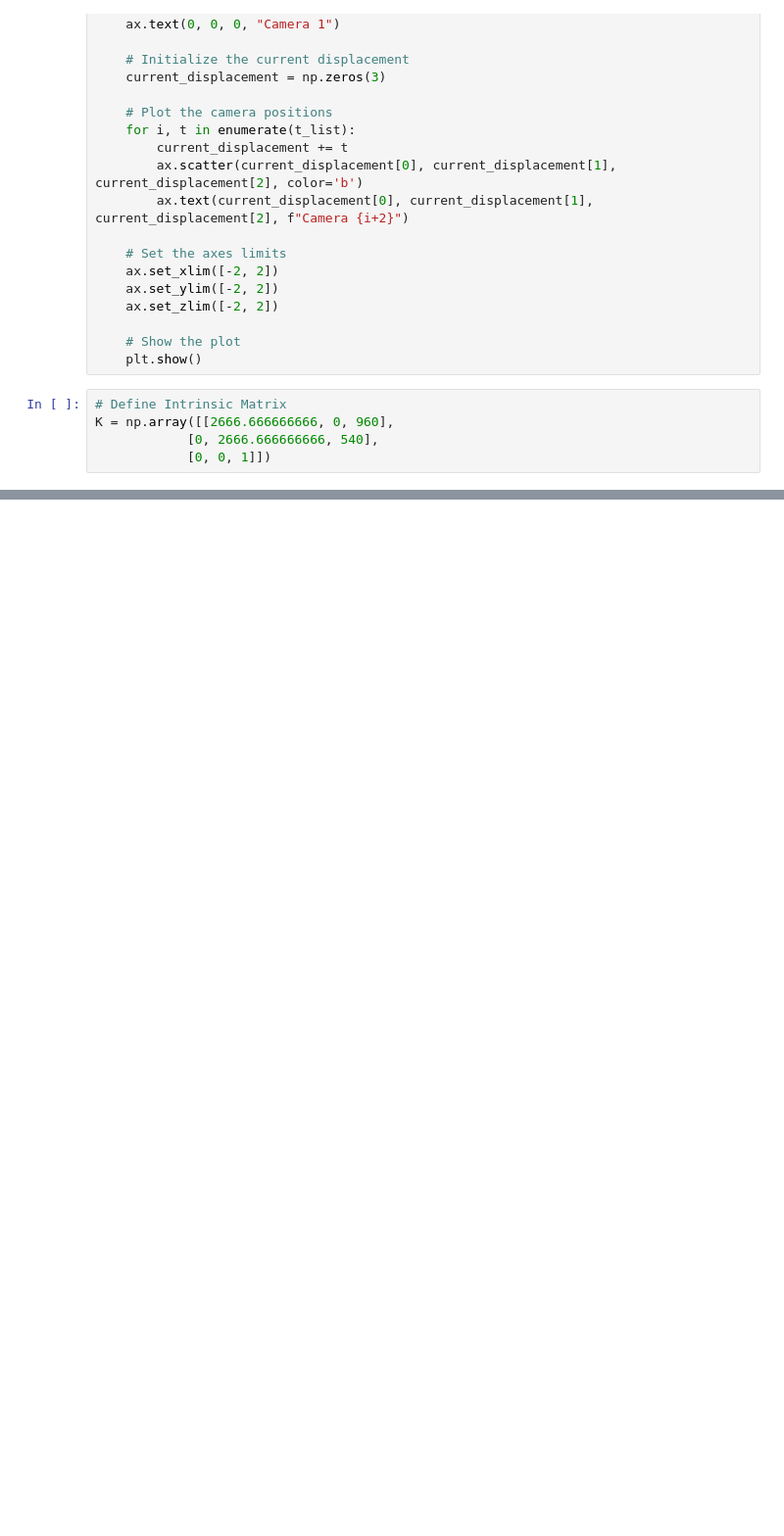
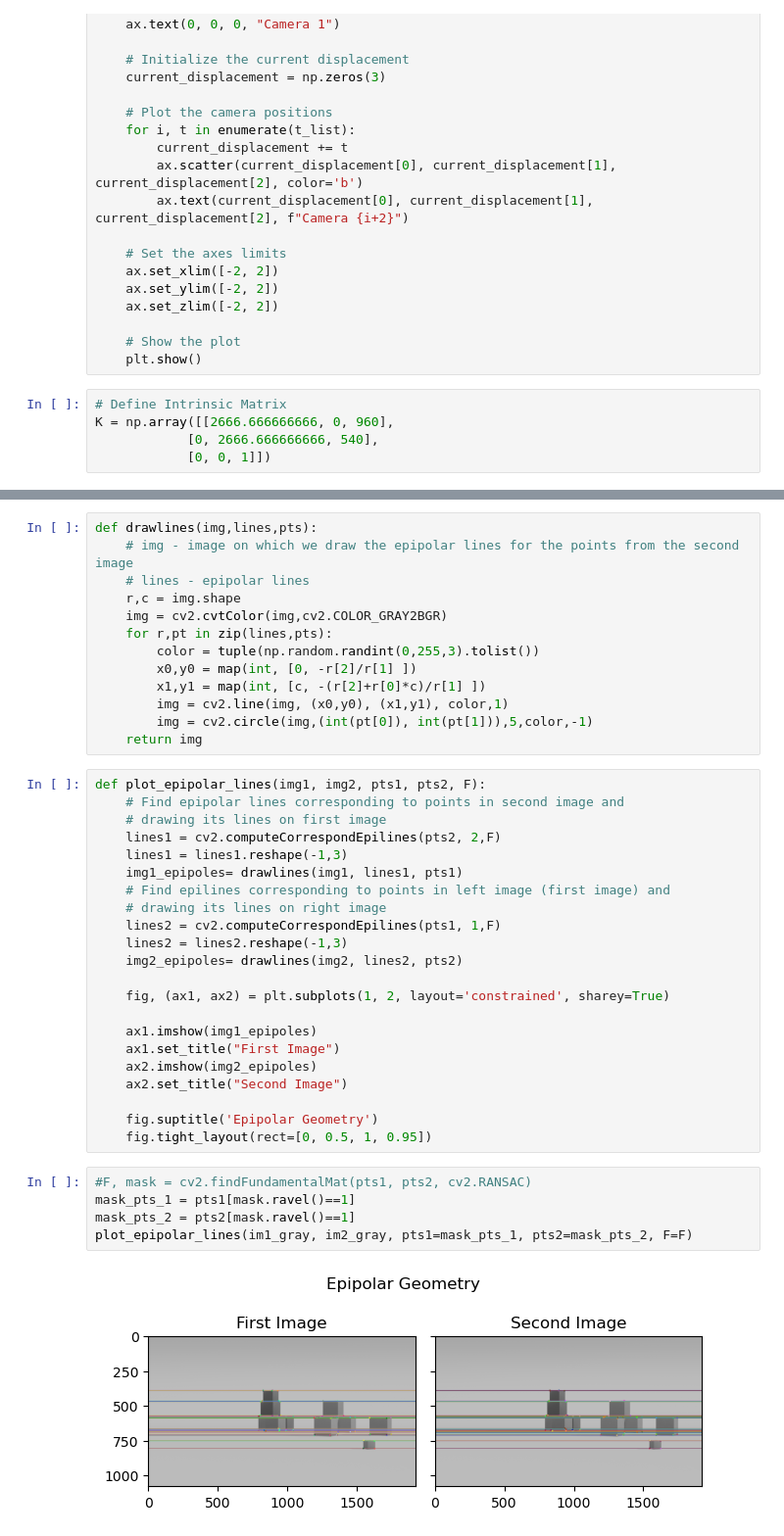
Before and after one commit to BasilJ-S/8PointAlgorithm, a Jupyter notebook: EighPoint.ipynb, the cells around one changed output, grey strips where cells are left out. Shown at 98% size. Saved outputs shown, nothing was run; the diff lists cells and outputs as text; blank space fills up the shorter version.

```diff
--- a/EighPoint.ipynb
+++ b/EighPoint.ipynb
@@ -296,0 +357,42 @@ K = np.array([[2666.666666666, 0, 960],
+# %%
+def drawlines(img,lines,pts):
+    # img - image on which we draw the epipolar lines for the points from the second image
+    # lines - epipolar lines
+    r,c = img.shape
+    img = cv2.cvtColor(img,cv2.COLOR_GRAY2BGR)
+    for r,pt in zip(lines,pts):
+        color = tuple(np.random.randint(0,255,3).tolist())
+        x0,y0 = map(int, [0, -r[2]/r[1] ])
+        x1,y1 = map(int, [c, -(r[2]+r[0]*c)/r[1] ])
+        img = cv2.line(img, (x0,y0), (x1,y1), color,1)
+        img = cv2.circle(img,(int(pt[0]), int(pt[1])),5,color,-1)
+    return img
+# %%
+def plot_epipolar_lines(img1, img2, pts1, pts2, F):
+    # Find epipolar lines corresponding to points in second image and
+    # drawing its lines on first image
+    lines1 = cv2.computeCorrespondEpilines(pts2, 2,F)
+    lines1 = lines1.reshape(-1,3)
+    img1_epipoles= drawlines(img1, lines1, pts1)
+    # Find epilines corresponding to points in left image (first image) and
+    # drawing its lines on right image
+    lines2 = cv2.computeCorrespondEpilines(pts1, 1,F)
+    lines2 = lines2.reshape(-1,3)
+    img2_epipoles= drawlines(img2, lines2, pts2)
+
+    fig, (ax1, ax2) = plt.subplots(1, 2, layout='constrained', sharey=True)
+
+    ax1.imshow(img1_epipoles)
+    ax1.set_title("First Image")
+    ax2.imshow(img2_epipoles)
+    ax2.set_title("Second Image")
+
+    fig.suptitle('Epipolar Geometry')
+    fig.tight_layout(rect=[0, 0.5, 1, 0.95])
+# %%
+#F, mask = cv2.findFundamentalMat(pts1, pts2, cv2.RANSAC)
+mask_pts_1 = pts1[mask.ravel()==1]
+mask_pts_2 = pts2[mask.ravel()==1]
+plot_epipolar_lines(im1_gray, im2_gray, pts1=mask_pts_1, pts2=mask_pts_2, F=F)
+# %% [output]
+[figure, added]
```
Also changed, not shown: parts of 18 cells of this notebook, 2 other files.
